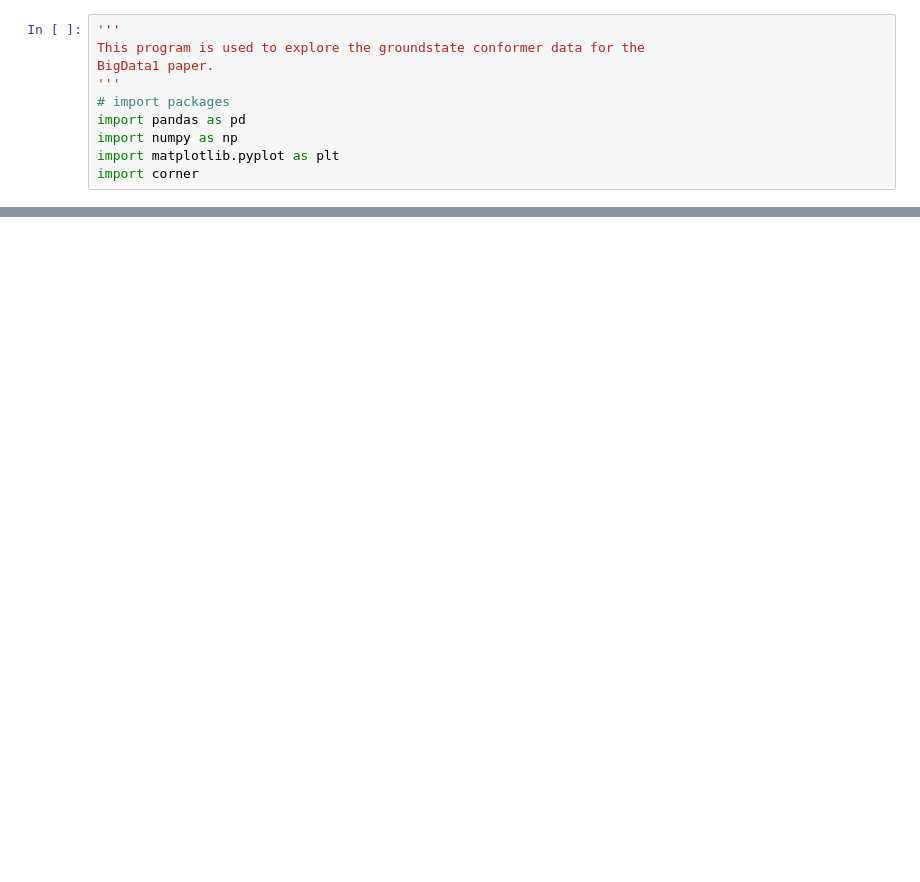
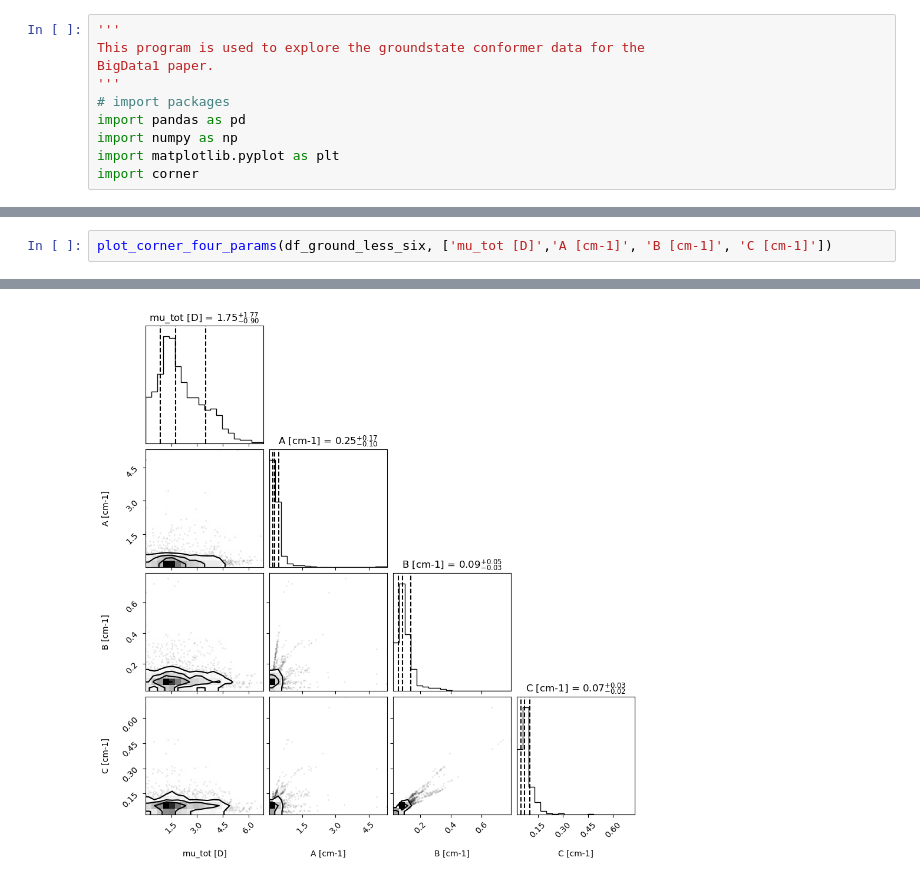
Before and after one commit to mpettyjo/4_BigData, a Jupyter notebook: 4_Exploration_Rotational.ipynb, the cells around one changed output, grey strips where cells are left out. Drawn from its saved outputs; the diff is of its cells as text; blank space fills up the shorter version.

```diff
--- a/4_Exploration_Rotational.ipynb
+++ b/4_Exploration_Rotational.ipynb
@@ -116,0 +84,3 @@ WARNING:root:Too few points to create valid contours
+# %%
+plot_corner_four_params(df_ground_less_six, ['mu_tot [D]','A [cm-1]', 'B [cm-1]', 'C [cm-1]'])
+# %% [output]
@@ -116,0 +90 @@ WARNING:root:Too few points to create valid contours
+[figure, added]
```
Also changed, not shown: parts of 14 cells of this notebook.
